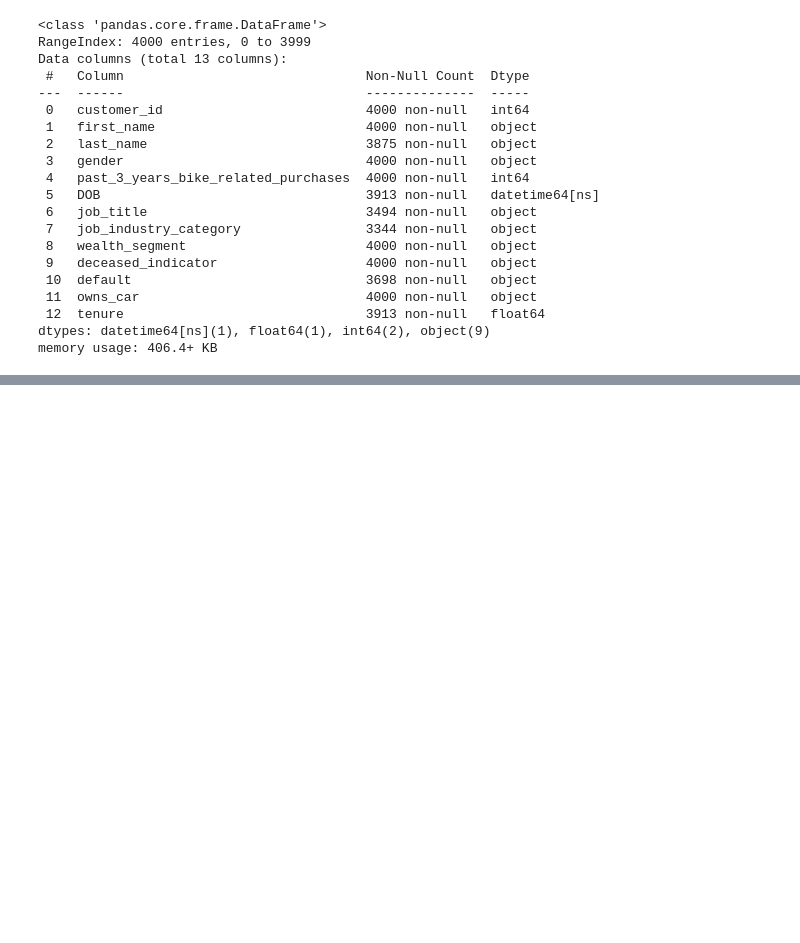
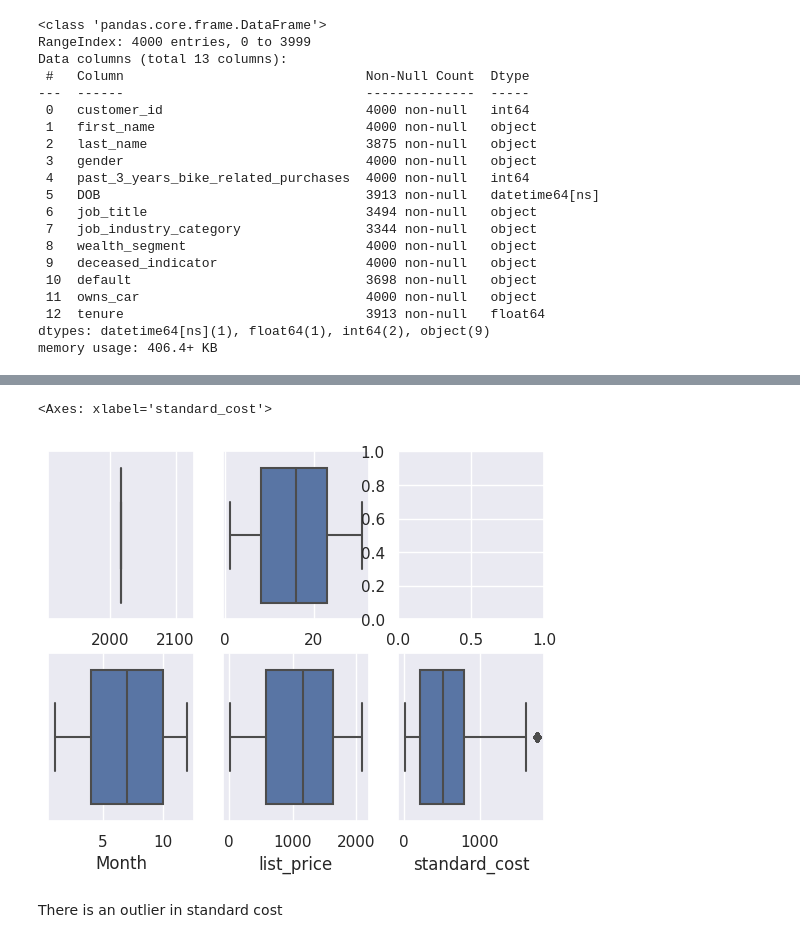
Before and after one commit to kanjamwingirwa/KPMG_AU_Virtual_Internship, a Jupyter notebook: KPMG_AU_INTERNSHIP_FINAL_PY.ipynb, the cells around one changed output, grey strips where cells are left out. Saved outputs shown, nothing was run; the diff lists cells and outputs as text; code cells hidden in the pictures; blank space fills up the shorter version.

Commit message:
Data Cleaning- Transactions table

```diff
--- a/KPMG_AU_INTERNSHIP_FINAL_PY.ipynb
+++ b/KPMG_AU_INTERNSHIP_FINAL_PY.ipynb
@@ -74,0 +77,5 @@ memory usage: 406.4+ KB
+# %%
+#separate the date into year, month, day for exploration purposes
+transactions_df['Year'] = transactions_df['transaction_date'].dt.year
+transactions_df['Month'] = transactions_df['transaction_date'].dt.month
+transactions_df['Day']  = transactions_df['transaction_date'].dt.day
@@ -74,0 +89,21 @@ memory usage: 406.4+ KB
+# %%
+#lets look for outliers
+#set seaborn plotting aesthetics as default
+sns.set()
+
+#define plotting region (2 rows, 3 columns)
+fig, axes = plt.subplots(2, 3)
+
+#create boxplot in each subplot
+sns.boxplot(x=transactions_df['Year'], ax=axes[0,0])
+
+sns.boxplot(x=transactions_df['Day'], ax=axes[0,1])
+
+sns.boxplot(x=transactions_df ['Month'], ax=axes[1,0])
+sns.boxplot(x=transactions_df['list_price'], ax=axes[1,1])
+sns.boxplot(x=transactions_df['standard_cost'], ax=axes[1,2])
+# %% [output]
+<Axes: xlabel='standard_cost'>
+[figure, added]
+# %% [markdown]
+There is an outlier in standard cost
```
Also changed, not shown: parts of 10 cells of this notebook.
